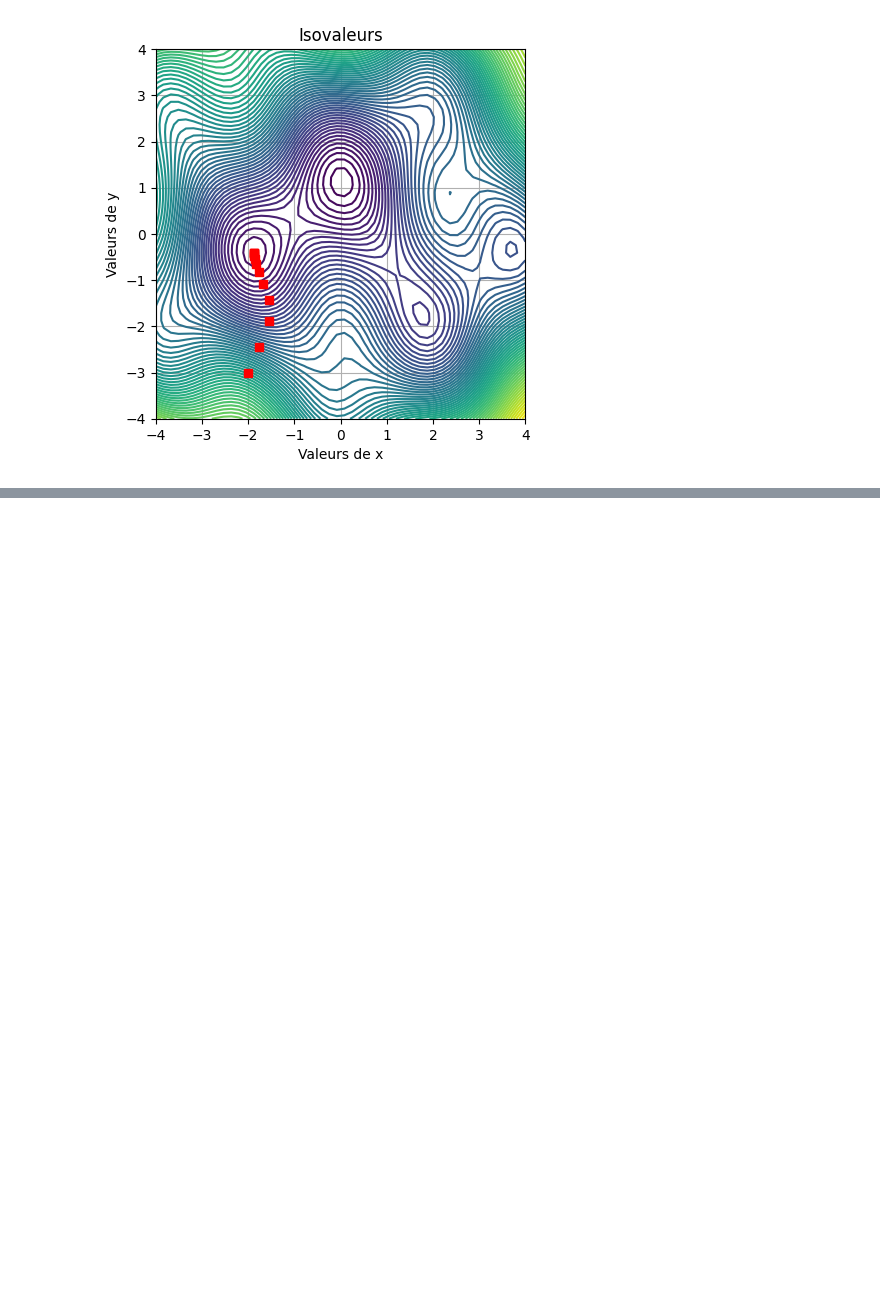
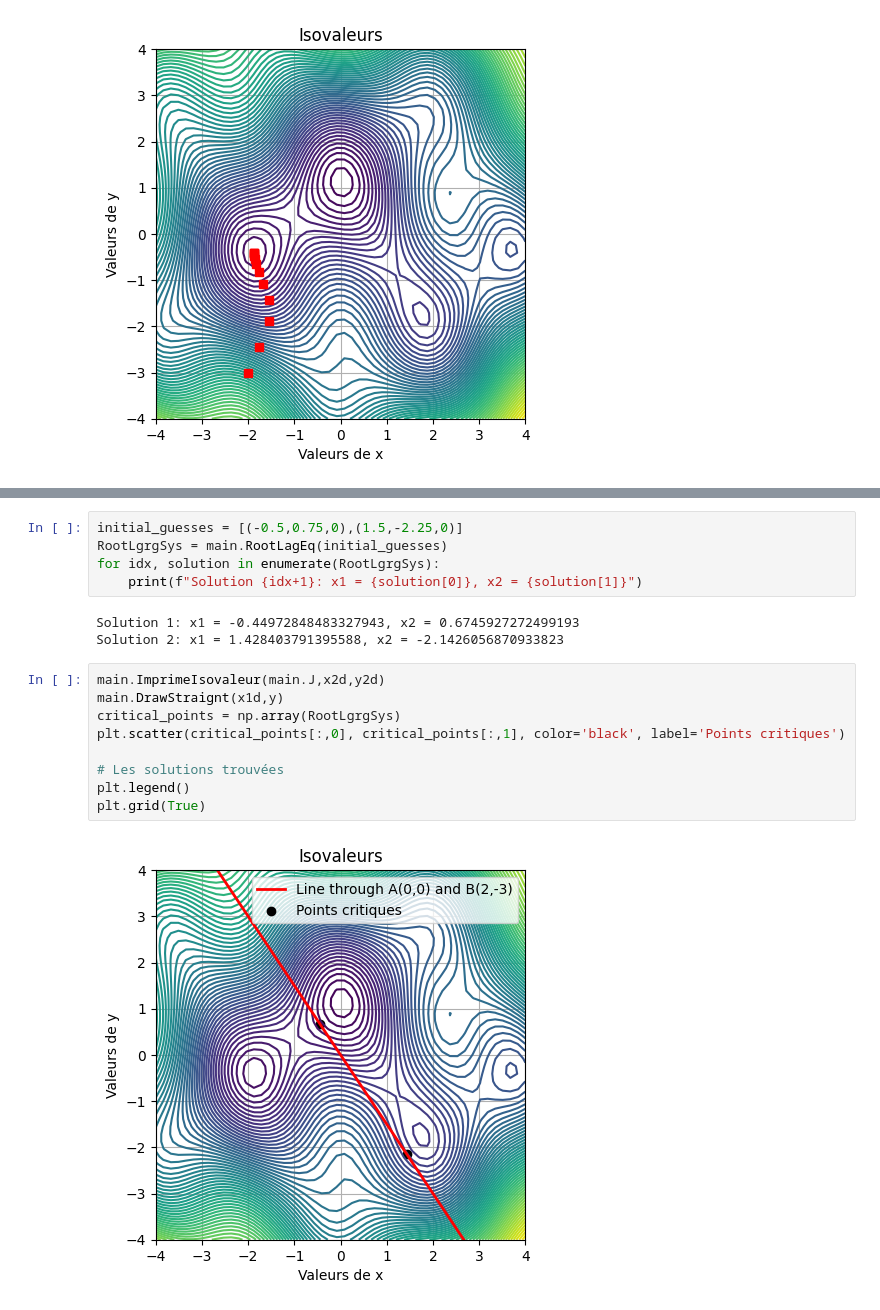
Before and after one commit to GitMass/M1-OPT-TP3, a Jupyter notebook: TP3_notebook.ipynb, the cells around one changed output, grey strips where cells are left out. Cells and saved outputs as stored; diff of their text form; blank space fills up the shorter version.

```diff
--- a/TP3_notebook.ipynb
+++ b/TP3_notebook.ipynb
@@ -89,0 +157,19 @@ Le dernier point obtenu :  [-1.87058494 -0.40227924]
+# %%
+initial_guesses = [(-0.5,0.75,0),(1.5,-2.25,0)]
+RootLgrgSys = main.RootLagEq(initial_guesses)
+for idx, solution in enumerate(RootLgrgSys):
+    print(f"Solution {idx+1}: x1 = {solution[0]}, x2 = {solution[1]}")
+# %% [output]
+Solution 1: x1 = -0.44972848483327943, x2 = 0.6745927272499193
+Solution 2: x1 = 1.428403791395588, x2 = -2.1426056870933823
+# %%
+main.ImprimeIsovaleur(main.J,x2d,y2d)
+main.DrawStraignt(x1d,y)
+critical_points = np.array(RootLgrgSys)
+plt.scatter(critical_points[:,0], critical_points[:,1], color='black', label='Points critiques')
+
+# Les solutions trouvées
+plt.legend()
+plt.grid(True)
+# %% [output]
+[figure, added]
```
Also changed, not shown: parts of 13 cells of this notebook, 1 other file.
